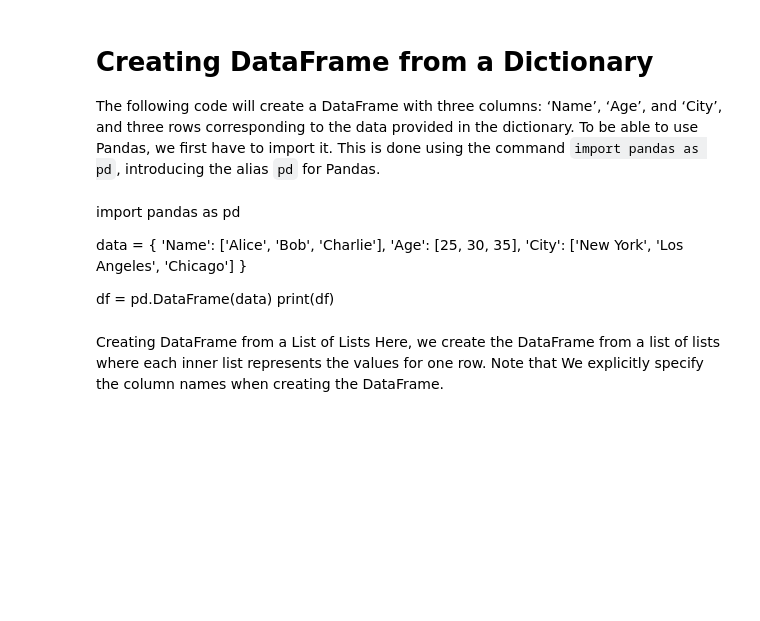
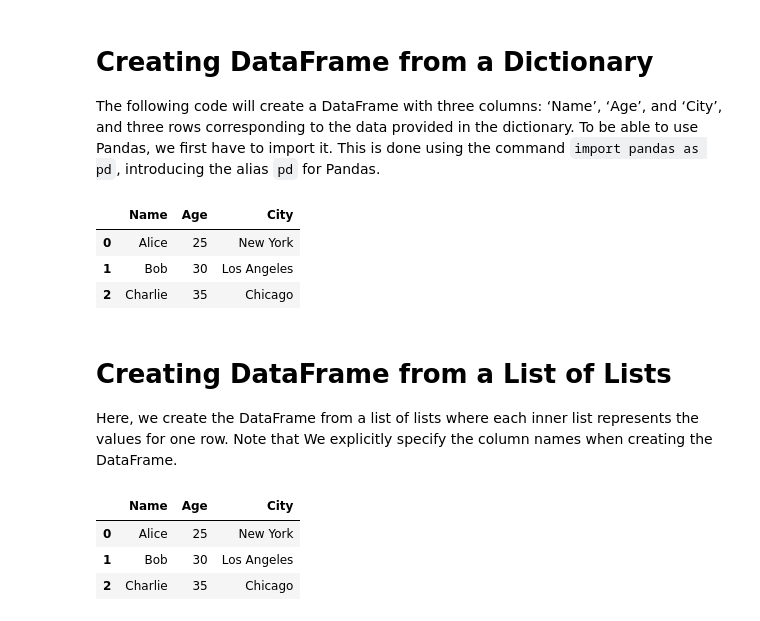
Before and after one commit to TheSarahBock/UNIGIS_108709, a Jupyter notebook: Pandas.ipynb, the cells around one changed output. Drawn from its saved outputs; the diff is of its cells as text; code cells hidden in the pictures; blank space fills up the shorter version.

```diff
--- a/Pandas.ipynb
+++ b/Pandas.ipynb
@@ -56,17 +54,36 @@ Below we take a look at the first two approaches.
 # Creating DataFrame from a Dictionary
 
 The following code will create a DataFrame with three columns: ‘Name’, ‘Age’, and ‘City’, and three rows corresponding to the data provided in the dictionary. To be able to use Pandas, we first have to import it. This is done using the command `import pandas as pd`, introducing the alias `pd` for Pandas.
-# %% [markdown]
-import pandas as pd
-
-data = {
-    'Name': ['Alice', 'Bob', 'Charlie'],
-    'Age': [25, 30, 35],
-    'City': ['New York', 'Los Angeles', 'Chicago']
-}
-
-df = pd.DataFrame(data)
-print(df)
+# %%
+import pandas as pd
+
+data = {
+    'Name': ['Alice', 'Bob', 'Charlie'],
+    'Age': [25, 30, 35],
+    'City': ['New York', 'Los Angeles', 'Chicago']
+}
+
+df = pd.DataFrame(data)
+print(df)
+# %% [output]
+|  | Name | Age | City |
+| 0 | Alice | 25 | New York |
+| 1 | Bob | 30 | Los Angeles |
+| 2 | Charlie | 35 | Chicago |
 # %% [markdown]
-Creating DataFrame from a List of Lists
+# Creating DataFrame from a List of Lists
 Here, we create the DataFrame from a list of lists where each inner list represents the values for one row. Note that We explicitly specify the column names when creating the DataFrame.
+# %%
+data = [
+    ['Alice', 25, 'New York'],
+    ['Bob', 30, 'Los Angeles'],
+    ['Charlie', 35, 'Chicago']
+]
+
+df = pd.DataFrame(data, columns=['Name', 'Age', 'City'])
+print(df)
+# %% [output]
+|  | Name | Age | City |
+| 0 | Alice | 25 | New York |
+| 1 | Bob | 30 | Los Angeles |
+| 2 | Charlie | 35 | Chicago |
```
Also changed, not shown: parts of 9 cells of this notebook.
